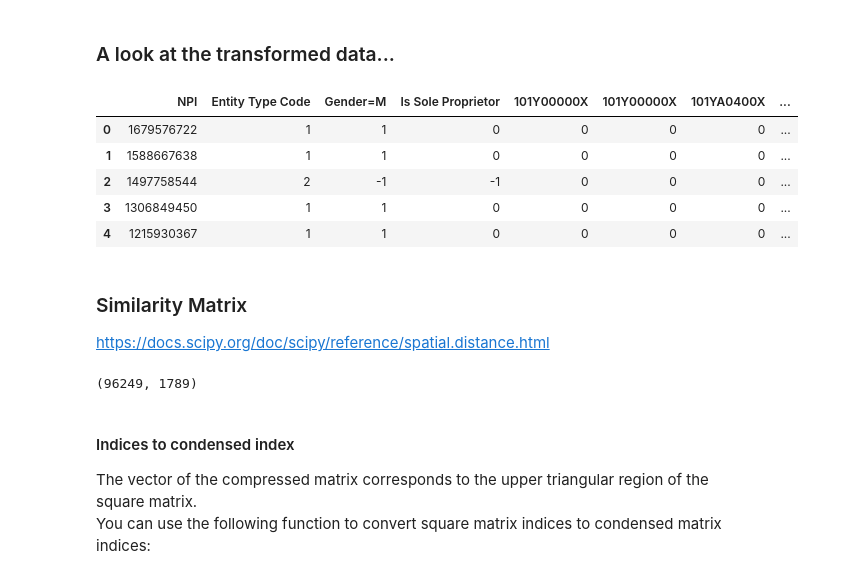
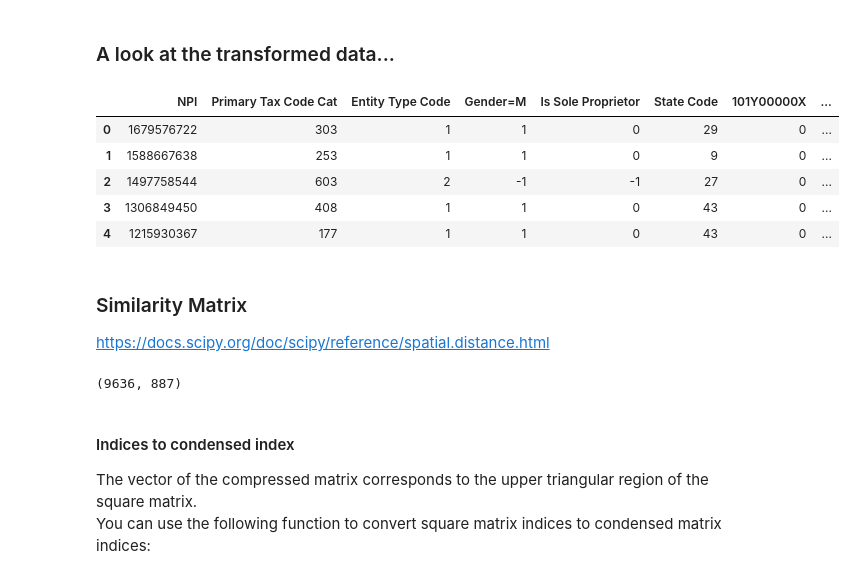
Before and after one commit to christinebuckler/provider-prescriber, a Jupyter notebook: EDA.ipynb, the cells around one changed output. Cells and saved outputs as stored; diff of their text form; code cells hidden in the pictures.

Commit message:
updated features to keep

```diff
--- a/EDA.ipynb
+++ b/EDA.ipynb
@@ -440,8 +413,8 @@ https://pandas.pydata.org/pandas-docs/stable/generated/pandas.read_csv.html
 # %%
-reader = pd.read_csv(LARGE_FILE, usecols=cols, iterator=True, chunksize=2000, nrows=100000, \
+reader = pd.read_csv(LARGE_FILE, usecols=cols, iterator=True, chunksize=2000, nrows=10000, \
                      true_values=["Y"], false_values=["N", "X"])
 # gives TextFileReader, which is iterable with chunks of 1000 rows.
-df = pd.concat(reader, ignore_index=True)
+raw = pd.concat(reader, ignore_index=True)
 # %% [markdown]
 ### Preprocess features
 http://scikit-learn.org/stable/modules/preprocessing.html
@@ -449,8 +422,8 @@ http://scikit-learn.org/stable/modules/preprocessing.html
 #### Only keep active providers (where Entity Type Code not NaN)
 Assumption: NaNs == Not an active provider
 # %%
-active = pd.notnull(df['Entity Type Code'])
-df = df[active]
+active = pd.notnull(raw['Entity Type Code'])
+df = raw[active]
 # df = df.drop(['NPI Deactivation Date', 'NPI Reactivation Date'], axis=1)
 # keep columns to check for deactivation???
 df.shape
@@ -473,0 +453,14 @@ code_cols = [col for col in df.columns if col.startswith('Healthcare Provider Ta
+# %%
+def get_col_name(row):
+    b = (row == 'Y')
+    n = b.argmax()[44:]
+    col = "Healthcare Provider Taxonomy Code_"+n
+    return df[col][row.name]
+
+# New column that contains primary code
+df['Primary Tax Code Cat'] = df[[col for col in df.columns \
+                                 if col.startswith('Healthcare Provider Primary ')]] \
+                                .apply(get_col_name, axis=1)
+
+df['Primary Tax Code Cat'] = df['Primary Tax Code Cat'].astype('category', categories=code_df.Code, ordered=False)
+df['Primary Tax Code Cat'] = df['Primary Tax Code Cat'].cat.codes
@@ -564,8 +536,8 @@ states_cols = ["st_"+x for x in states]
 # df['Provider Business Mailing Address State Name'][df['Provider Business Mailing Address State Name'].isin(states)]
 
 # Any value not in states list set to -1
-# df['State Code'] = df['Provider Business Mailing Address State Name']\
-#     .astype('category', categories=states, ordered=False).cat.codes.astype(int)
+df['State Code'] = df['Provider Business Mailing Address State Name']\
+    .astype('category', categories=states, ordered=False).cat.codes.astype(int)
 
 # create new columns with True/False for each state
 df = pd.concat([pd.DataFrame(columns=states_cols), df], axis=1)
@@ -664,19 +654,19 @@ df[common] = ((df['Credentials'].apply(lambda x: np.in1d(common, x))).apply(pd.S
 # %% [markdown]
 ### A look at the transformed data...
 # %%
-keep = ['NPI', 'Entity Type Code', 'Gender=M', 'Is Sole Proprietor']
+keep = ['NPI', 'Primary Tax Code Cat', 'Entity Type Code', 'Gender=M', 'Is Sole Proprietor', 'State Code']
 keep2 = code_df.Code.tolist()
 keep.extend(keep2)
-keep.extend(states_cols)
+# keep.extend(states_cols)
 keep.extend(common)
 df[keep].astype(int).head()
 # %% [output]
-|  | NPI | Entity Type Code | Gender=M | Is Sole Proprietor | 101Y00000X | 101Y00000X | 101YA0400X | ... |
-| 0 | 1679576722 | 1 | 1 | 0 | 0 | 0 | 0 | ... |
-| 1 | 1588667638 | 1 | 1 | 0 | 0 | 0 | 0 | ... |
-| 2 | 1497758544 | 2 | -1 | -1 | 0 | 0 | 0 | ... |
-| 3 | 1306849450 | 1 | 1 | 0 | 0 | 0 | 0 | ... |
-| 4 | 1215930367 | 1 | 1 | 0 | 0 | 0 | 0 | ... |
+|  | NPI | Primary Tax Code Cat | Entity Type Code | Gender=M | Is Sole Proprietor | State Code | 101Y00000X | ... |
+| 0 | 1679576722 | 303 | 1 | 1 | 0 | 29 | 0 | ... |
+| 1 | 1588667638 | 253 | 1 | 1 | 0 | 9 | 0 | ... |
+| 2 | 1497758544 | 603 | 2 | -1 | -1 | 27 | 0 | ... |
+| 3 | 1306849450 | 408 | 1 | 1 | 0 | 43 | 0 | ... |
+| 4 | 1215930367 | 177 | 1 | 1 | 0 | 43 | 0 | ... |
 # %% [markdown]
 ### Similarity Matrix
 https://docs.scipy.org/doc/scipy/reference/spatial.distance.html
@@ -686,7 +674,7 @@ from scipy.spatial.distance import pdist, squareform
 X = df[keep].astype(int).values
 X.shape
 # %% [output]
-(96249, 1789)
+(9636, 887)
 # %%
 Y = pdist(X, 'jaccard')
 # S = squareform(Y)
```
Also changed, not shown: parts of 39 cells of this notebook.
